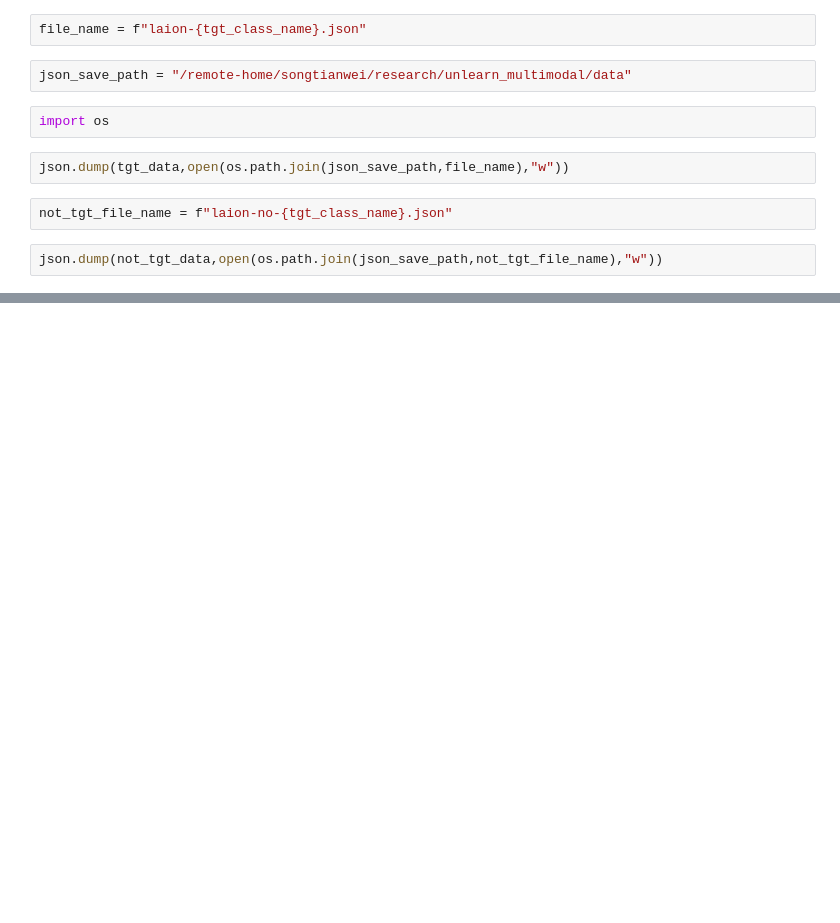
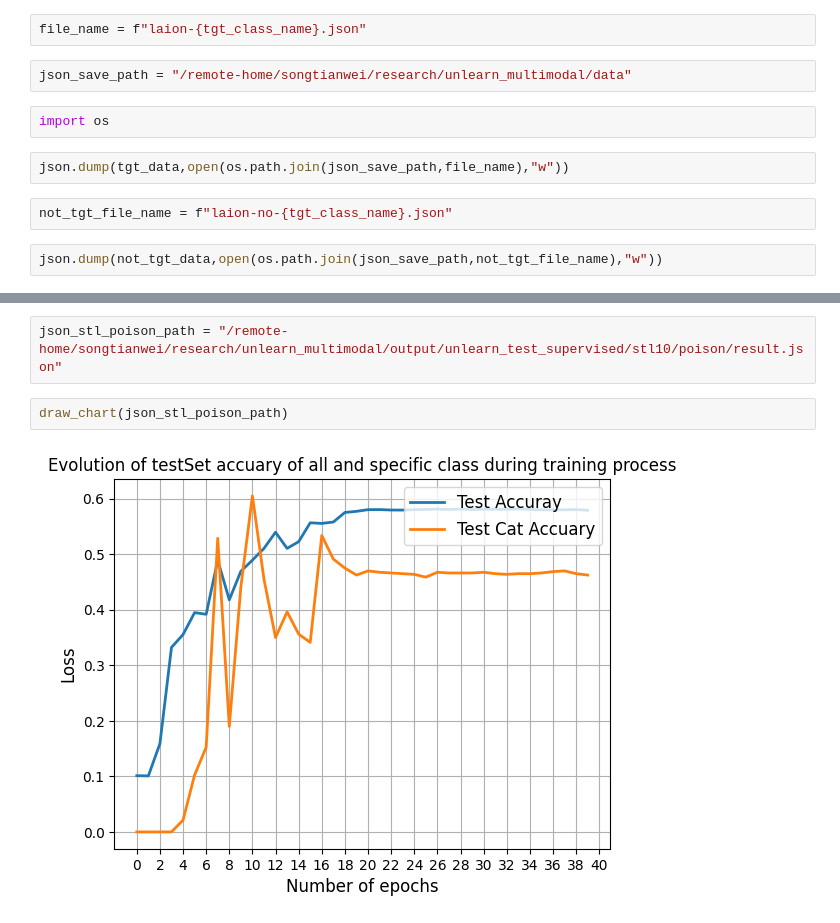
Before and after one commit to haole1683/unlearn_multimodal, a Jupyter notebook: dataset_preprocess.ipynb, the cells around one changed output, grey strips where cells are left out. Saved outputs shown, nothing was run; the diff lists cells and outputs as text; blank space fills up the shorter version.

```diff
--- a/dataset_preprocess.ipynb
+++ b/dataset_preprocess.ipynb
@@ -45,0 +147,6 @@ json.dump(not_tgt_data,open(os.path.join(json_save_path,not_tgt_file_name),"w"))
+# %%
+json_stl_poison_path = "/remote-home/songtianwei/research/unlearn_multimodal/output/unlearn_test_supervised/stl10/poison/result.json"
+# %%
+draw_chart(json_stl_poison_path)
+# %% [output]
+[figure, added]
```
Also changed, not shown: parts of 16 cells of this notebook, 7 other files.
